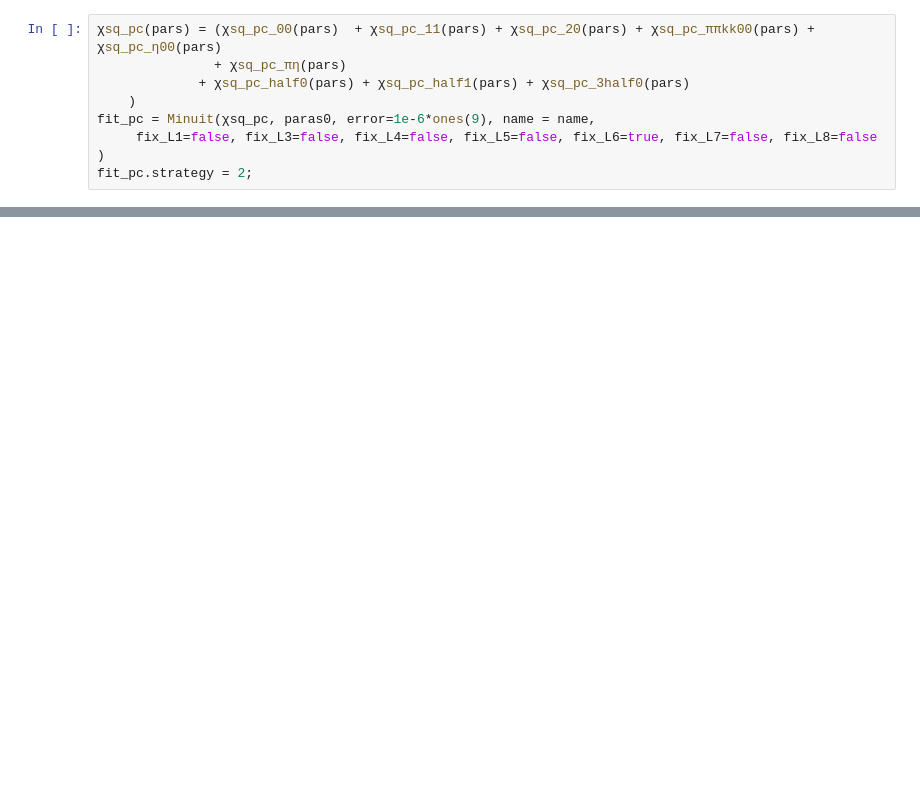
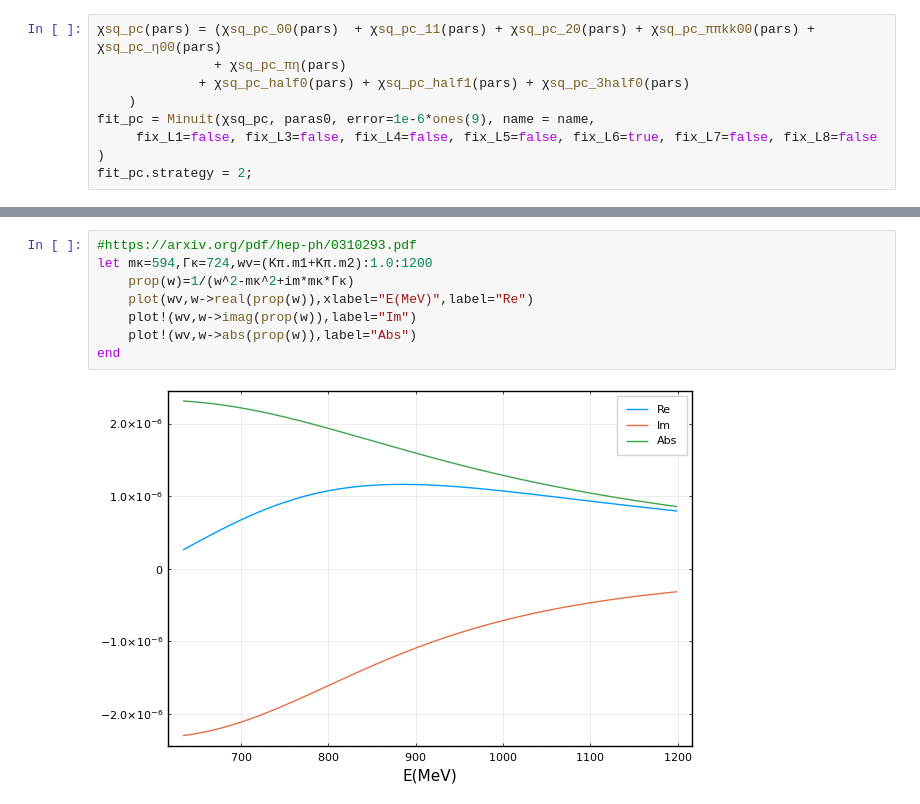
Before and after one commit to linqiu15/IAMfit, a Jupyter notebook: iamfit.ipynb, the cells around one changed output, grey strips where cells are left out. Drawn from its saved outputs; the diff is of its cells as text; blank space fills up the shorter version.

```diff
--- a/iamfit.ipynb
+++ b/iamfit.ipynb
@@ -1139,0 +1172,10 @@ plt_compare(args(fit_pc), jump = 850)
+# %%
+#https://arxiv.org/pdf/hep-ph/0310293.pdf
+let mκ=594,Γκ=724,wv=(Kπ.m1+Kπ.m2):1.0:1200
+    prop(w)=1/(w^2-mκ^2+im*mκ*Γκ)
+    plot(wv,w->real(prop(w)),xlabel="E(MeV)",label="Re")
+    plot!(wv,w->imag(prop(w)),label="Im")
+    plot!(wv,w->abs(prop(w)),label="Abs")
+end
+# %% [output]
+[figure, added]
```
Also changed, not shown: parts of 65 cells of this notebook, 5 other files.
